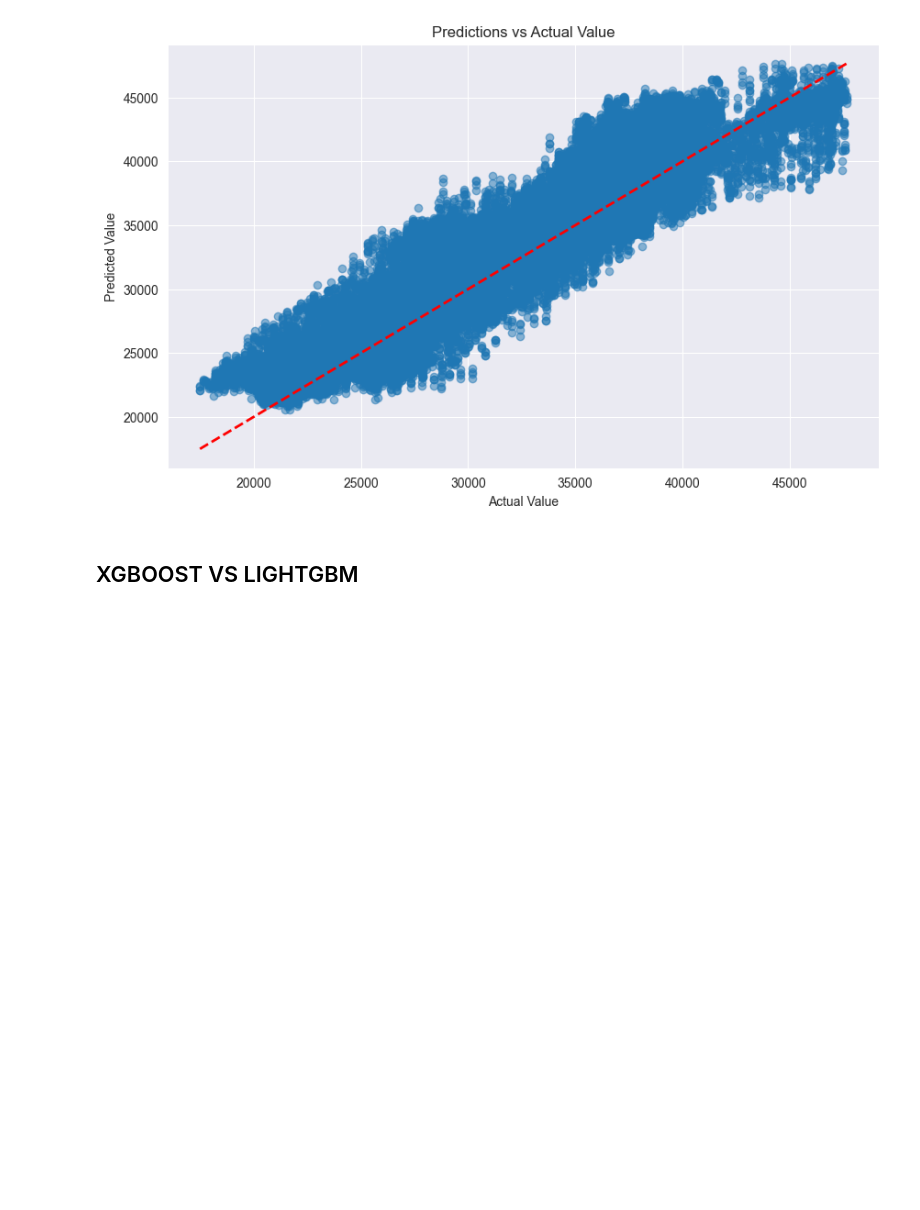
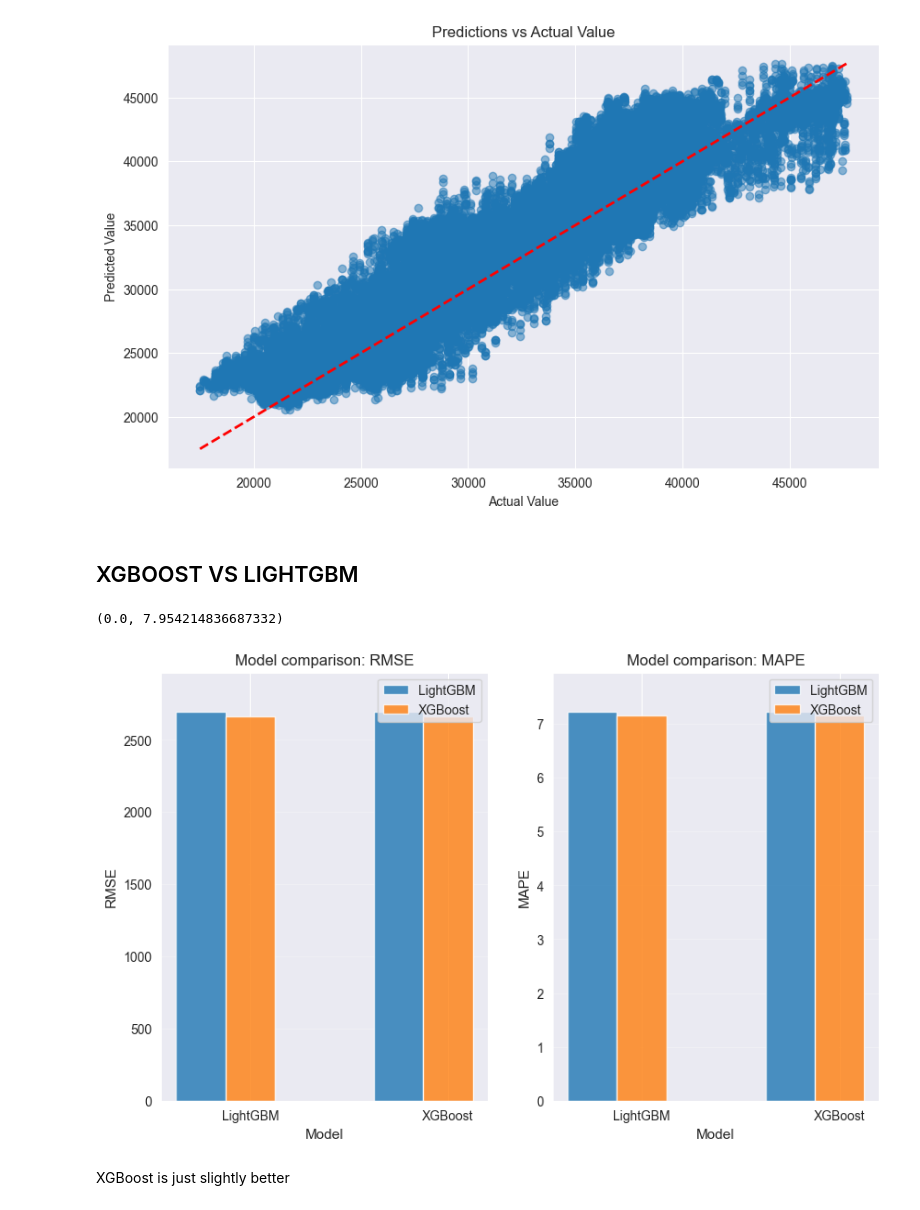
Before and after one commit to vect000r/datascience, a Jupyter notebook: power_consumption/power_consumption.ipynb, the cells around one changed output. Saved outputs shown, nothing was run; the diff lists cells and outputs as text; code cells hidden in the pictures; blank space fills up the shorter version.

Commit message:
feat: lightgbm vs xgboost bar chart

```diff
--- a/power_consumption/power_consumption.ipynb
+++ b/power_consumption/power_consumption.ipynb
@@ -241,3 +241,39 @@ plt.show()
 [figure]
 # %% [markdown]
 ## XGBOOST VS LIGHTGBM
+# %%
+fig, axes = plt.subplots(1, 2, figsize=(10, 6))
+
+model_names = ['LightGBM', 'XGBoost']
+
+x = np.arange(len(model_names))
+width = 0.25
+
+# Plot 1: RMSE
+axes[0].bar(x - width, rmses[0], width, label=model_names[0], alpha=0.8)
+axes[0].bar(x, rmses[1], width, label=model_names[1], alpha=0.8)
+axes[0].set_xlabel('Model', fontsize=11)
+axes[0].set_ylabel('RMSE', fontsize=11)
+axes[0].set_title('Model comparison: RMSE', fontsize=12)
+axes[0].set_xticks(x)
+axes[0].set_xticklabels(model_names)
+axes[0].legend()
+axes[0].grid(axis='y', alpha=0.3)
+axes[0].set_ylim(0, max(rmses) * 1.1)
+
+# Plot 2: MAPE
+axes[1].bar(x - width, mapes[0], width, label=model_names[0], alpha=0.8)
+axes[1].bar(x, mapes[1], width, label=model_names[1], alpha=0.8)
+axes[1].set_xlabel('Model', fontsize=11)
+axes[1].set_ylabel('MAPE', fontsize=11)
+axes[1].set_title('Model comparison: MAPE', fontsize=12)
+axes[1].set_xticks(x)
+axes[1].set_xticklabels(model_names)
+axes[1].legend()
+axes[1].grid(axis='y', alpha=0.3)
+axes[1].set_ylim(0, max(mapes) * 1.1)
+# %% [output]
+(0.0, 7.954214836687332)
+[figure, added]
+# %% [markdown]
+XGBoost is just slightly better
```
